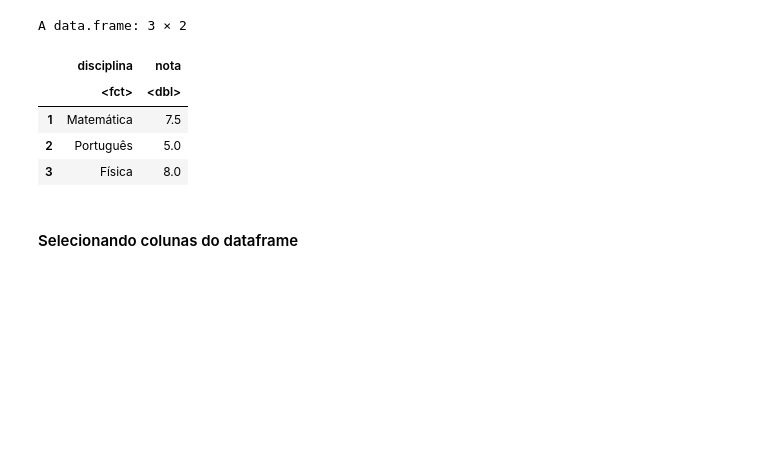
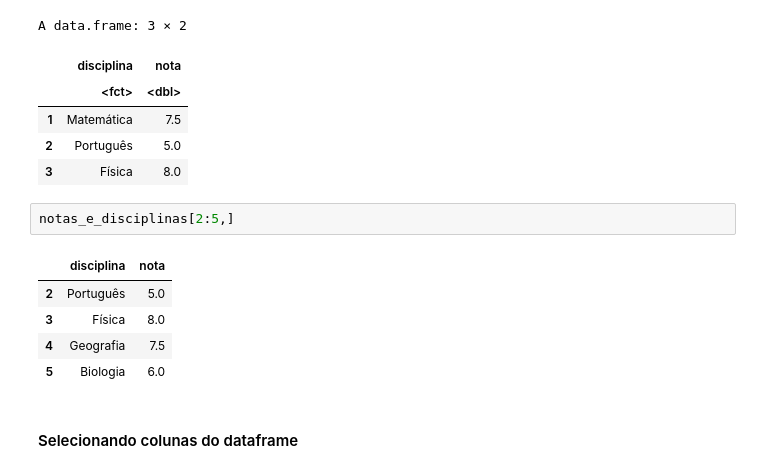
Before and after one commit to turing-usp/workshop_estatistica_com_R, a Jupyter notebook: fifa-gabarito.ipynb, the cells around one changed output. Drawn from its saved outputs; the diff is of its cells as text; blank space fills up the shorter version.

```diff
--- a/fifa-gabarito.ipynb
+++ b/fifa-gabarito.ipynb
@@ -137,6 +148,14 @@ A data.frame: 3 × 2
 | 1 | Matemática | 7.5 |
 | 2 | Português | 5.0 |
 | 3 | Física | 8.0 |
+# %%
+notas_e_disciplinas[2:5,]
+# %% [output]
+|  | disciplina | nota |
+| 2 | Português | 5.0 |
+| 3 | Física | 8.0 |
+| 4 | Geografia | 7.5 |
+| 5 | Biologia | 6.0 |
 # %% [markdown]
 #### Selecionando colunas do dataframe
 # %%
```
Also changed, not shown: parts of 16 cells of this notebook, 3 other files.
